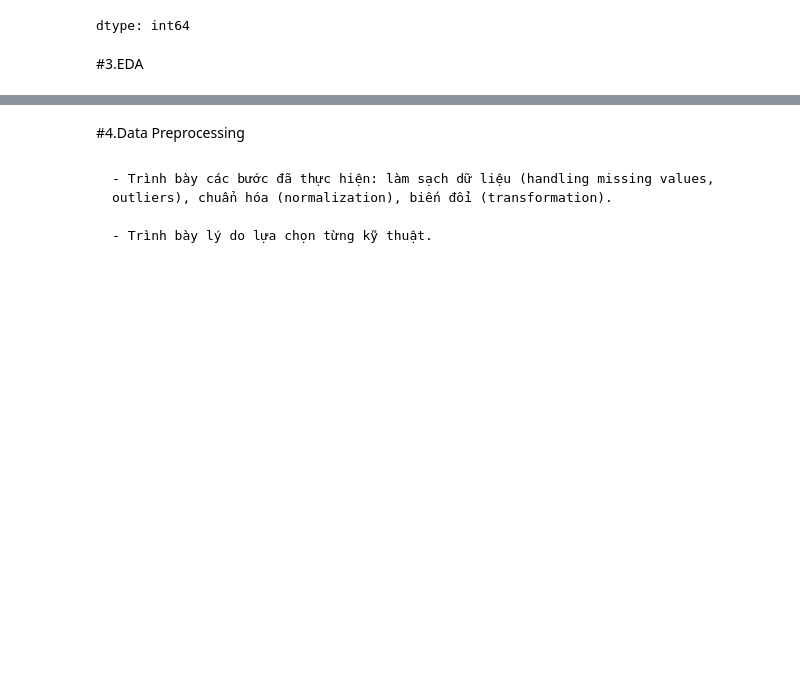
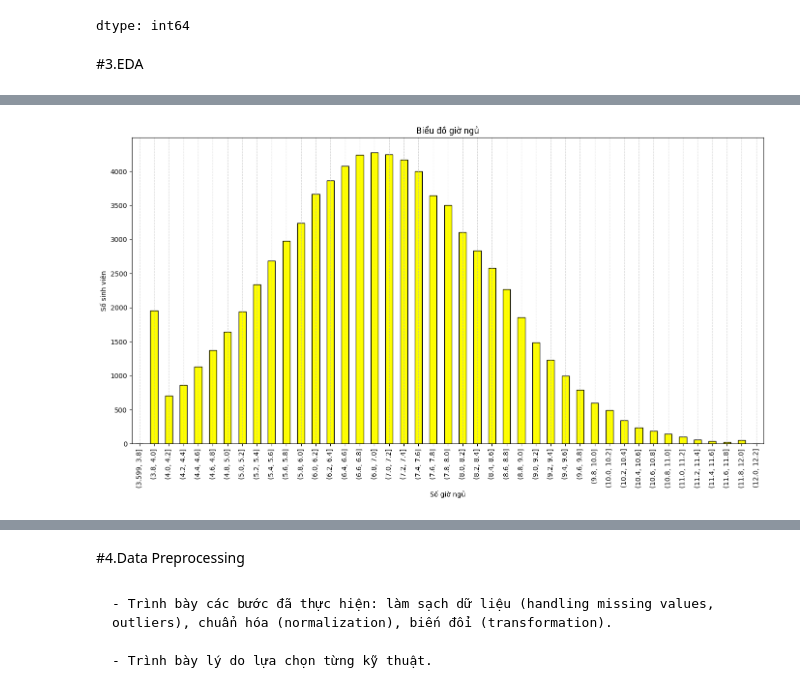
Before and after one commit to Vo-Hao250604/Student-Habits-and-Academic-Performance-Analysis, a Jupyter notebook: Student_Habits_and_Academic_Performance_Analysis.ipynb, the cells around one changed output, grey strips where cells are left out. Saved outputs shown, nothing was run; the diff lists cells and outputs as text; code cells hidden in the pictures; blank space fills up the shorter version.

```diff
--- a/Student_Habits_and_Academic_Performance_Analysis.ipynb
+++ b/Student_Habits_and_Academic_Performance_Analysis.ipynb
@@ -292,0 +391,14 @@ dtype: int64
+# %%
+#Biểu đồ số giờ ngủ
+bins = np.arange(3.6,12.4,0.2)
+pho_sleep_hours = df['sleep_hours'].value_counts(bins=bins).sort_index()
+
+pho_sleep_hours.plot(kind='bar', figsize=(14,8), color="yellow", edgecolor="black")
+plt.title("Biểu đồ giờ ngủ")
+plt.xlabel("Số giờ ngủ")
+plt.ylabel("Số sinh viên")
+plt.grid(axis='x', linestyle='--', alpha=0.5)
+plt.tight_layout()
+plt.show()
+# %% [output]
+[figure, added]
```
Also changed, not shown: parts of 18 cells of this notebook.
